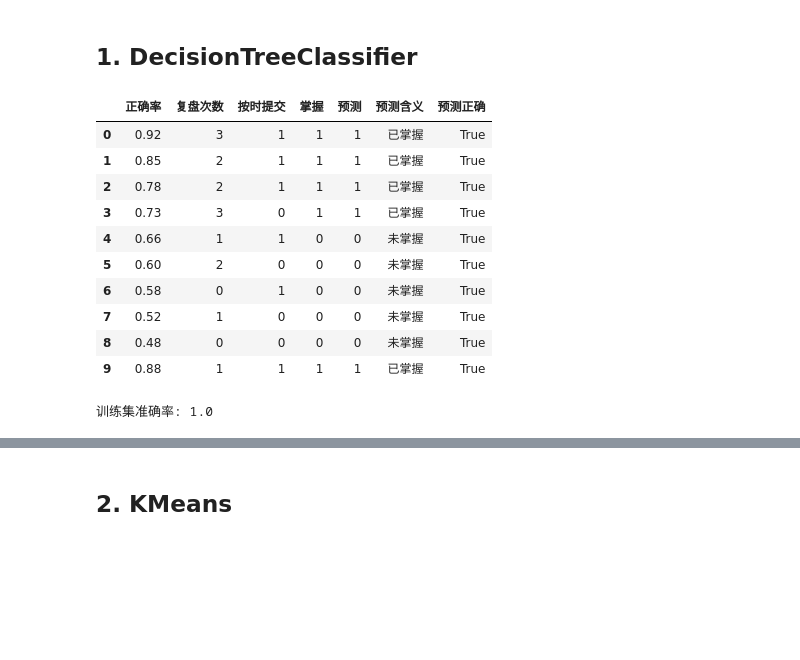
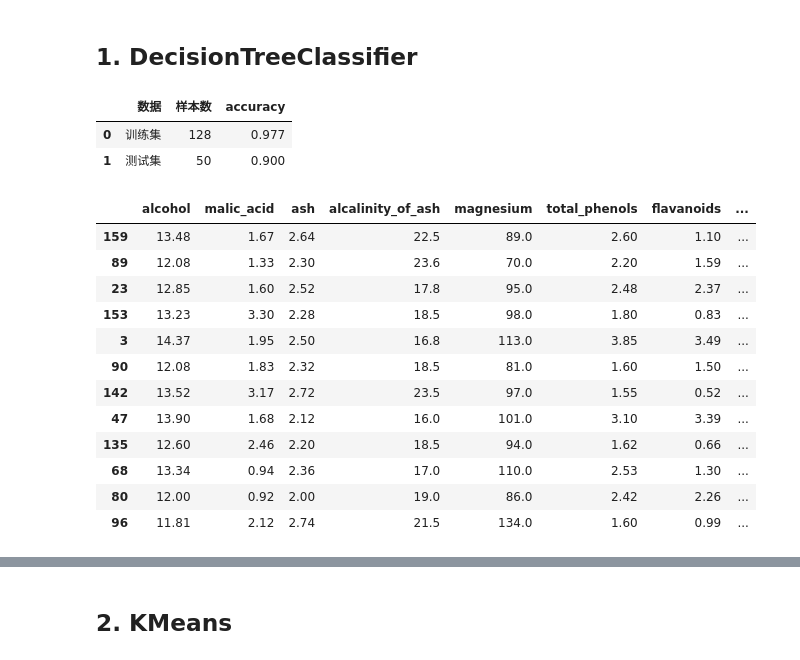
Before and after one commit to zhesun-0209/ai-thinking-labs, a Jupyter notebook: notebooks/ch07_decision_tree_kmeans.ipynb, the cells around one changed output, grey strips where cells are left out. Saved outputs shown, nothing was run; the diff lists cells and outputs as text; code cells hidden in the pictures; blank space fills up the shorter version.

```diff
--- a/notebooks/ch07_decision_tree_kmeans.ipynb
+++ b/notebooks/ch07_decision_tree_kmeans.ipynb
@@ -99,28 +113,48 @@ display(tree_df)
 # %% [markdown]
 ## 1. DecisionTreeClassifier
-# %%
-# 训练 sklearn 决策树，并输出每个样本的预测。
-tree = DecisionTreeClassifier(max_depth=3, min_samples_leaf=1, random_state=0)
-tree.fit(X_tree, y_tree)
-
-tree_pred = tree.predict(X_tree)
-tree_result = tree_df.copy()
-tree_result["预测"] = tree_pred
-tree_result["预测含义"] = np.where(tree_pred == 1, "已掌握", "未掌握")
-tree_result["预测正确"] = tree_result["预测"].eq(tree_result["掌握"])
-display(tree_result)
-print("训练集准确率:", round(accuracy_score(y_tree, tree_pred), 3))
-# %% [output]
-|  | 正确率 | 复盘次数 | 按时提交 | 掌握 | 预测 | 预测含义 | 预测正确 |
-| 0 | 0.92 | 3 | 1 | 1 | 1 | 已掌握 | True |
-| 1 | 0.85 | 2 | 1 | 1 | 1 | 已掌握 | True |
-| 2 | 0.78 | 2 | 1 | 1 | 1 | 已掌握 | True |
-| 3 | 0.73 | 3 | 0 | 1 | 1 | 已掌握 | True |
-| 4 | 0.66 | 1 | 1 | 0 | 0 | 未掌握 | True |
-| 5 | 0.60 | 2 | 0 | 0 | 0 | 未掌握 | True |
-| 6 | 0.58 | 0 | 1 | 0 | 0 | 未掌握 | True |
-| 7 | 0.52 | 1 | 0 | 0 | 0 | 未掌握 | True |
-| 8 | 0.48 | 0 | 0 | 0 | 0 | 未掌握 | True |
-| 9 | 0.88 | 1 | 1 | 1 | 1 | 已掌握 | True |
-训练集准确率: 1.0
+# %%
+# 划分训练集和测试集，再训练 sklearn 决策树。
+X_train, X_test, y_train, y_test = train_test_split(
+    X_tree,
+    y_tree,
+    test_size=0.28,
+    stratify=y_tree,
+    random_state=7,
+)
+
+tree = DecisionTreeClassifier(max_depth=4, min_samples_leaf=3, random_state=7)
+tree.fit(X_train, y_train)
+
+train_pred = tree.predict(X_train)
+test_pred = tree.predict(X_test)
+score_df = pd.DataFrame(
+    [
+        {"数据": "训练集", "样本数": len(y_train), "accuracy": accuracy_score(y_train, train_pred)},
+        {"数据": "测试集", "样本数": len(y_test), "accuracy": accuracy_score(y_test, test_pred)},
+    ]
+).round(3)
+display(score_df)
+
+test_result = X_test.copy()
+test_result["真实类别"] = [class_names[i] for i in y_test]
+test_result["预测类别"] = [class_names[i] for i in test_pred]
+test_result["预测正确"] = test_result["真实类别"].eq(test_result["预测类别"])
+display(test_result.head(12))
+# %% [output]
+|  | 数据 | 样本数 | accuracy |
+| 0 | 训练集 | 128 | 0.977 |
+| 1 | 测试集 | 50 | 0.900 |
+|  | alcohol | malic_acid | ash | alcalinity_of_ash | magnesium | total_phenols | flavanoids | ... |
+| 159 | 13.48 | 1.67 | 2.64 | 22.5 | 89.0 | 2.60 | 1.10 | ... |
+| 89 | 12.08 | 1.33 | 2.30 | 23.6 | 70.0 | 2.20 | 1.59 | ... |
+| 23 | 12.85 | 1.60 | 2.52 | 17.8 | 95.0 | 2.48 | 2.37 | ... |
+| 153 | 13.23 | 3.30 | 2.28 | 18.5 | 98.0 | 1.80 | 0.83 | ... |
+| 3 | 14.37 | 1.95 | 2.50 | 16.8 | 113.0 | 3.85 | 3.49 | ... |
+| 90 | 12.08 | 1.83 | 2.32 | 18.5 | 81.0 | 1.60 | 1.50 | ... |
+| 142 | 13.52 | 3.17 | 2.72 | 23.5 | 97.0 | 1.55 | 0.52 | ... |
+| 47 | 13.90 | 1.68 | 2.12 | 16.0 | 101.0 | 3.10 | 3.39 | ... |
+| 135 | 12.60 | 2.46 | 2.20 | 18.5 | 94.0 | 1.62 | 0.66 | ... |
+| 68 | 13.34 | 0.94 | 2.36 | 17.0 | 110.0 | 2.53 | 1.30 | ... |
+| 80 | 12.00 | 0.92 | 2.00 | 19.0 | 86.0 | 2.42 | 2.26 | ... |
+| 96 | 11.81 | 2.12 | 2.74 | 21.5 | 134.0 | 1.60 | 0.99 | ... |
 # %%
```
Also changed, not shown: parts of 12 cells of this notebook, 2 other files.
